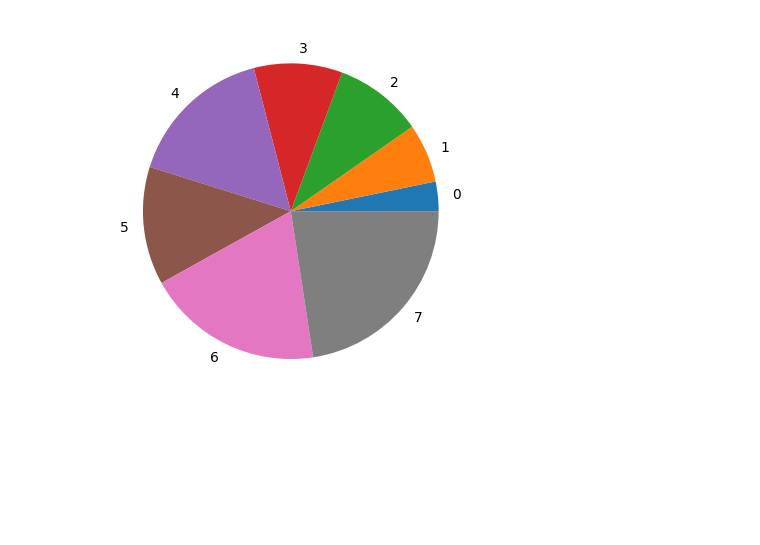
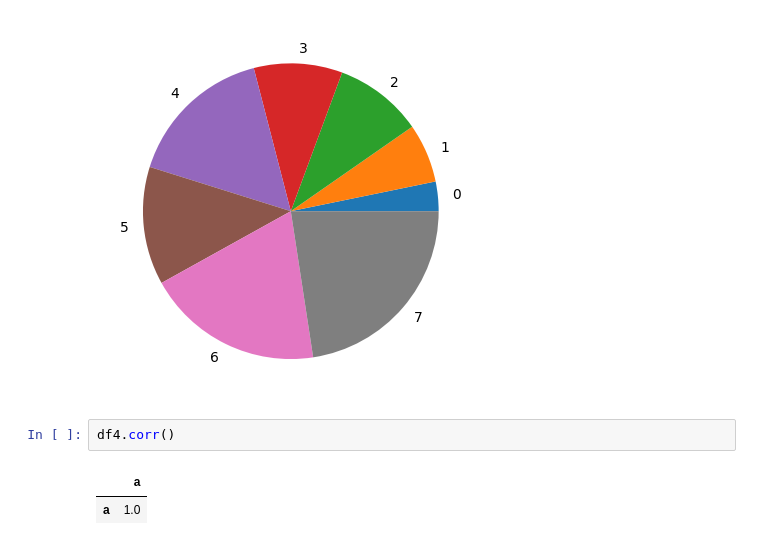
Before and after one commit to prathmeshpatil98/learnpandas, a Jupyter notebook: Advance_pandas_new2.ipynb, the cells around one changed output. Cells and saved outputs as stored; diff of their text form; blank space fills up the shorter version.

```diff
--- a/Advance_pandas_new2.ipynb
+++ b/Advance_pandas_new2.ipynb
@@ -426,3 +426,8 @@ d.plot.pie()
 # %% [output]
 <Axes: >
 [figure]
+# %%
+df4.corr()
+# %% [output]
+|  | a |
+| a | 1.0 |
```
Also changed, not shown: parts of 2 cells of this notebook.
